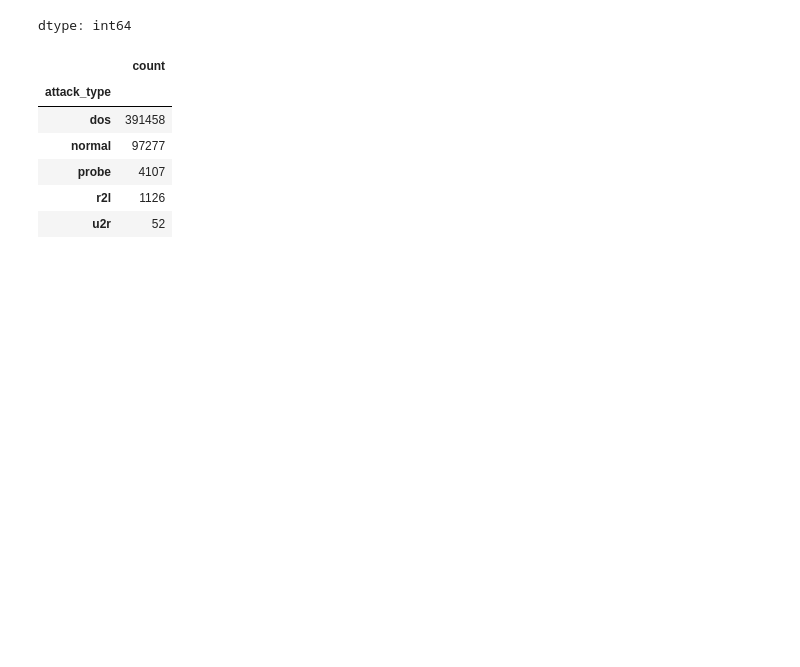
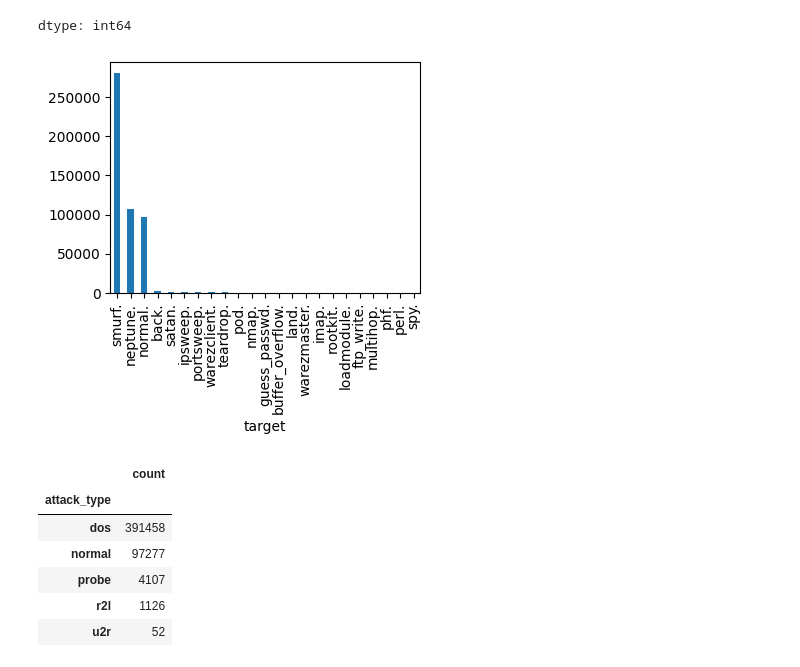
Before and after one commit to Pakapakk/Network_Traffic_Anomaly_Detection, a Jupyter notebook: anomaly_detection.ipynb, the cells around one changed output. Drawn from its saved outputs; the diff is of its cells as text; code cells hidden in the pictures; blank space fills up the shorter version.

Commit message:
add more visualization

```diff
--- a/anomaly_detection.ipynb
+++ b/anomaly_detection.ipynb
@@ -196,6 +190,11 @@ kdd_df['target'].value_counts()
 | perl. | 3 |
 | spy. | 2 |
 dtype: int64
+# %%
+plt.figure(figsize=(4, 3))
+bar_graph(kdd_df, 'target')
+# %% [output]
+[figure, added]
 # %%
 kdd_df['attack_type'].value_counts()
 # %% [output]
```
Also changed, not shown: parts of 3 cells of this notebook.
